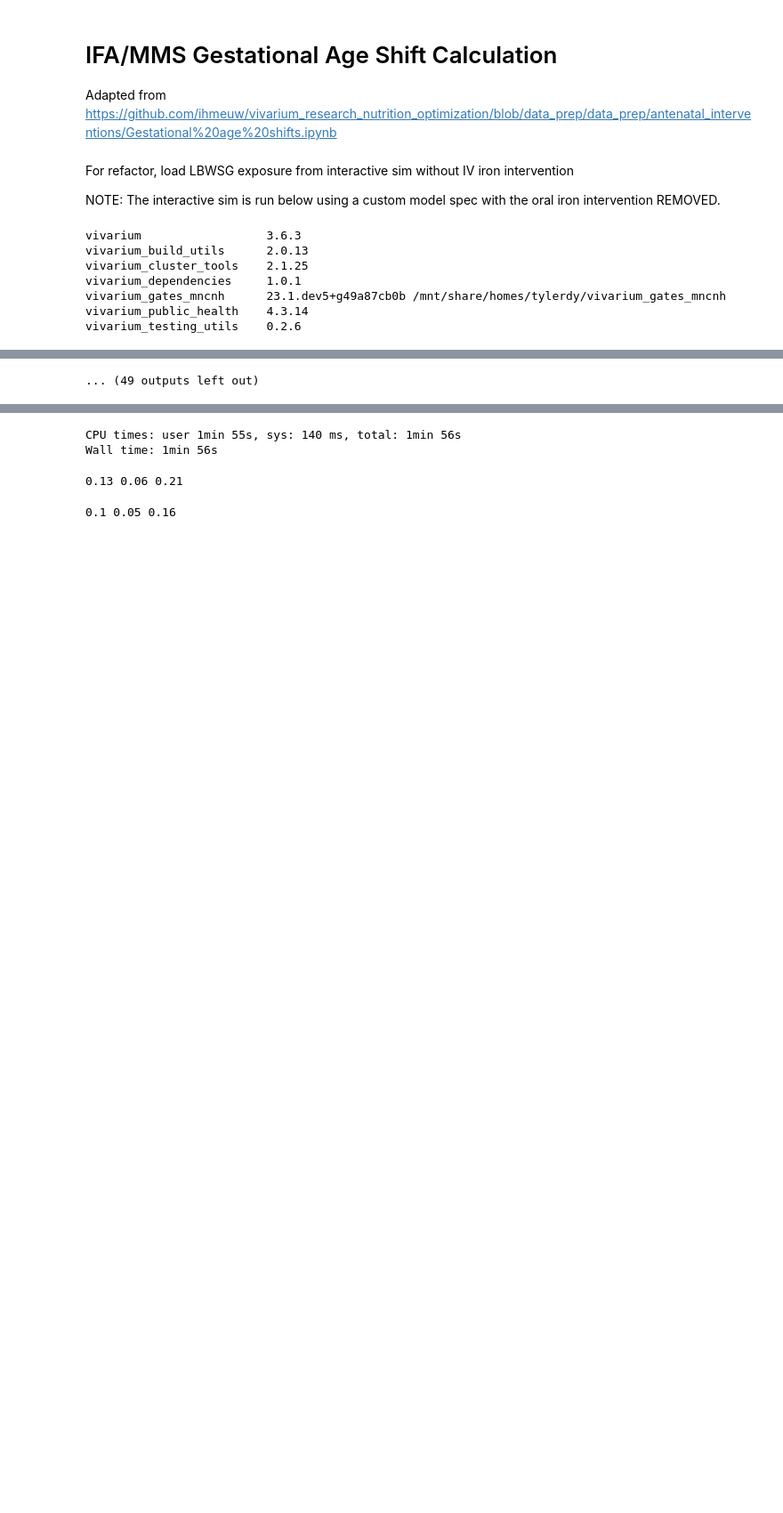
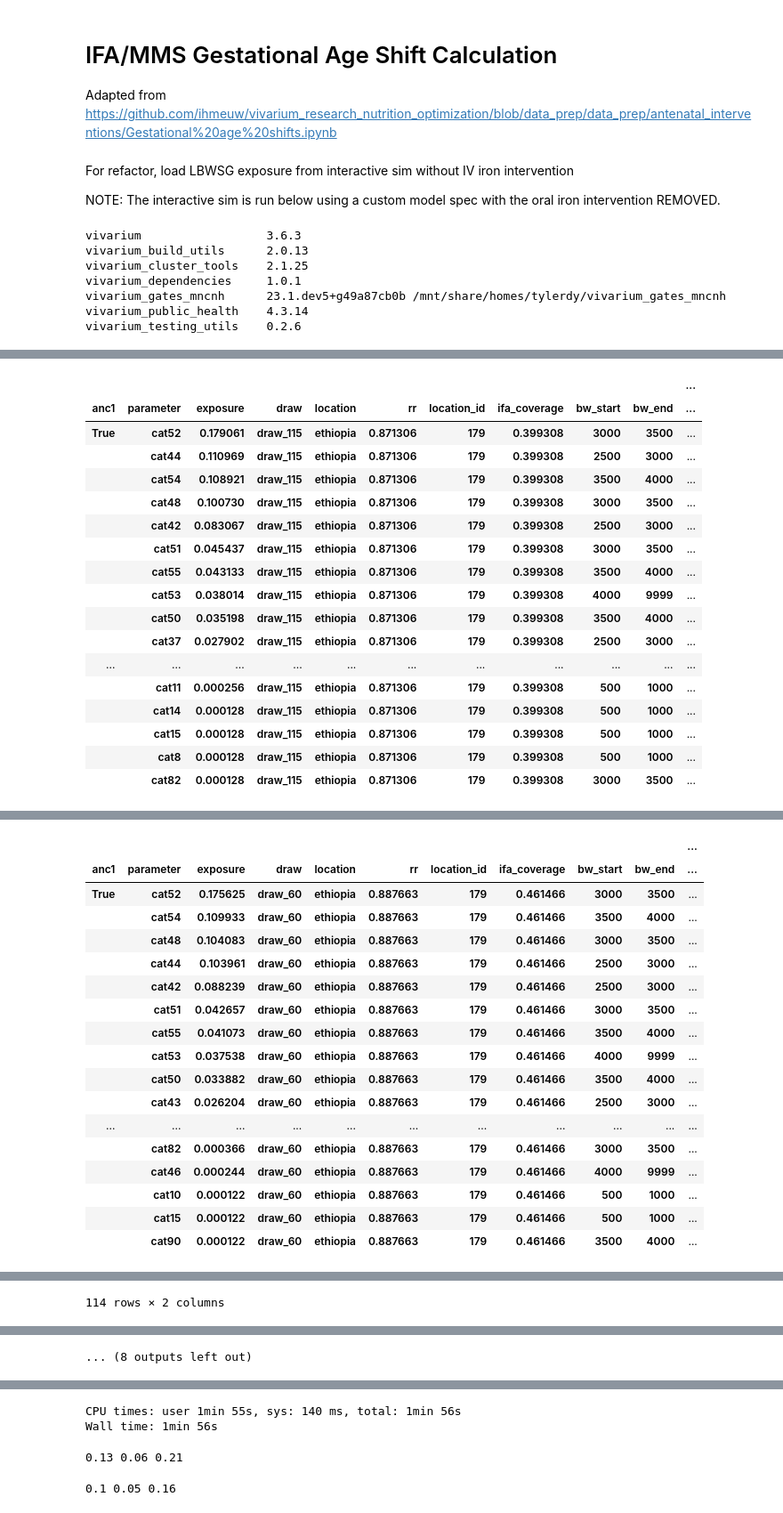
Before and after one commit to ihmeuw/vivarium_gates_mncnh, a Jupyter notebook: src/vivarium_gates_mncnh/data/ifa_mms_gestation_shifts/ifa_gestational_age_shifts.ipynb, the cells around one changed output, grey strips where cells are left out. Shown at 89% size. Cells and saved outputs as stored; diff of their text form; code cells hidden in the pictures; blank space fills up the shorter version.

```diff
--- a/src/vivarium_gates_mncnh/data/ifa_mms_gestation_shifts/ifa_gestational_age_shifts.ipynb
+++ b/src/vivarium_gates_mncnh/data/ifa_mms_gestation_shifts/ifa_gestational_age_shifts.ipynb
@@ -42,9 +45,9 @@ vivarium_testing_utils==0.2.6
 # note, got the list of draws that we actually use in the simulation from the concept model
 # i think that we can only use these draws because we have incomplete data availability for the rest of them
 
-# it actually looks like only the first 10 draws have complete data?
+# it actually looks like only the first 10 draws are working atm
 
-draws_to_run = [115, 60, 118, 197, 79, 244, 22, 167, 146, 71]
+draws_to_run = [115, 60] #, 118, 197, 79, 244, 22, 167, 146, 71]
     #28, 156, 94, 170, 109, 26, 35, 114, 178, 127]
-results = run_all_locations(draws_to_run)
+results, exp_anc = run_all_locations(draws_to_run)
 # %% [output]
@@ -75,0 +69,18 @@ results = run_all_locations(draws_to_run)
+|  |  |  |  |  |  |  |  |  |  | ... |
+| anc1 | parameter | exposure | draw | location | rr | location_id | ifa_coverage | bw_start | bw_end | ... |
+| True | cat52 | 0.179061 | draw_115 | ethiopia | 0.871306 | 179 | 0.399308 | 3000 | 3500 | ... |
+|  | cat44 | 0.110969 | draw_115 | ethiopia | 0.871306 | 179 | 0.399308 | 2500 | 3000 | ... |
+|  | cat54 | 0.108921 | draw_115 | ethiopia | 0.871306 | 179 | 0.399308 | 3500 | 4000 | ... |
+|  | cat48 | 0.100730 | draw_115 | ethiopia | 0.871306 | 179 | 0.399308 | 3000 | 3500 | ... |
+|  | cat42 | 0.083067 | draw_115 | ethiopia | 0.871306 | 179 | 0.399308 | 2500 | 3000 | ... |
+|  | cat51 | 0.045437 | draw_115 | ethiopia | 0.871306 | 179 | 0.399308 | 3000 | 3500 | ... |
+|  | cat55 | 0.043133 | draw_115 | ethiopia | 0.871306 | 179 | 0.399308 | 3500 | 4000 | ... |
+|  | cat53 | 0.038014 | draw_115 | ethiopia | 0.871306 | 179 | 0.399308 | 4000 | 9999 | ... |
+|  | cat50 | 0.035198 | draw_115 | ethiopia | 0.871306 | 179 | 0.399308 | 3500 | 4000 | ... |
+|  | cat37 | 0.027902 | draw_115 | ethiopia | 0.871306 | 179 | 0.399308 | 2500 | 3000 | ... |
+| ... | ... | ... | ... | ... | ... | ... | ... | ... | ... | ... |
+|  | cat11 | 0.000256 | draw_115 | ethiopia | 0.871306 | 179 | 0.399308 | 500 | 1000 | ... |
+|  | cat14 | 0.000128 | draw_115 | ethiopia | 0.871306 | 179 | 0.399308 | 500 | 1000 | ... |
+|  | cat15 | 0.000128 | draw_115 | ethiopia | 0.871306 | 179 | 0.399308 | 500 | 1000 | ... |
+|  | cat8 | 0.000128 | draw_115 | ethiopia | 0.871306 | 179 | 0.399308 | 500 | 1000 | ... |
+|  | cat82 | 0.000128 | draw_115 | ethiopia | 0.871306 | 179 | 0.399308 | 3000 | 3500 | ... |
@@ -90,0 +102,18 @@ results = run_all_locations(draws_to_run)
+|  |  |  |  |  |  |  |  |  |  | ... |
+| anc1 | parameter | exposure | draw | location | rr | location_id | ifa_coverage | bw_start | bw_end | ... |
+| True | cat52 | 0.175625 | draw_60 | ethiopia | 0.887663 | 179 | 0.461466 | 3000 | 3500 | ... |
+|  | cat54 | 0.109933 | draw_60 | ethiopia | 0.887663 | 179 | 0.461466 | 3500 | 4000 | ... |
+|  | cat48 | 0.104083 | draw_60 | ethiopia | 0.887663 | 179 | 0.461466 | 3000 | 3500 | ... |
+|  | cat44 | 0.103961 | draw_60 | ethiopia | 0.887663 | 179 | 0.461466 | 2500 | 3000 | ... |
+|  | cat42 | 0.088239 | draw_60 | ethiopia | 0.887663 | 179 | 0.461466 | 2500 | 3000 | ... |
+|  | cat51 | 0.042657 | draw_60 | ethiopia | 0.887663 | 179 | 0.461466 | 3000 | 3500 | ... |
+|  | cat55 | 0.041073 | draw_60 | ethiopia | 0.887663 | 179 | 0.461466 | 3500 | 4000 | ... |
+|  | cat53 | 0.037538 | draw_60 | ethiopia | 0.887663 | 179 | 0.461466 | 4000 | 9999 | ... |
+|  | cat50 | 0.033882 | draw_60 | ethiopia | 0.887663 | 179 | 0.461466 | 3500 | 4000 | ... |
+|  | cat43 | 0.026204 | draw_60 | ethiopia | 0.887663 | 179 | 0.461466 | 2500 | 3000 | ... |
+| ... | ... | ... | ... | ... | ... | ... | ... | ... | ... | ... |
+|  | cat82 | 0.000366 | draw_60 | ethiopia | 0.887663 | 179 | 0.461466 | 3000 | 3500 | ... |
+|  | cat46 | 0.000244 | draw_60 | ethiopia | 0.887663 | 179 | 0.461466 | 4000 | 9999 | ... |
+|  | cat10 | 0.000122 | draw_60 | ethiopia | 0.887663 | 179 | 0.461466 | 500 | 1000 | ... |
+|  | cat15 | 0.000122 | draw_60 | ethiopia | 0.887663 | 179 | 0.461466 | 500 | 1000 | ... |
+|  | cat90 | 0.000122 | draw_60 | ethiopia | 0.887663 | 179 | 0.461466 | 3500 | 4000 | ... |
@@ -90,0 +133 @@ results = run_all_locations(draws_to_run)
+114 rows × 2 columns
@@ -137,4 +145,4 @@ results = run_all_locations(draws_to_run)
-... (49 outputs left out)
+... (8 outputs left out)
 # %%
 results
 # %% [output]
```
Also changed, not shown: parts of 25 cells of this notebook.
